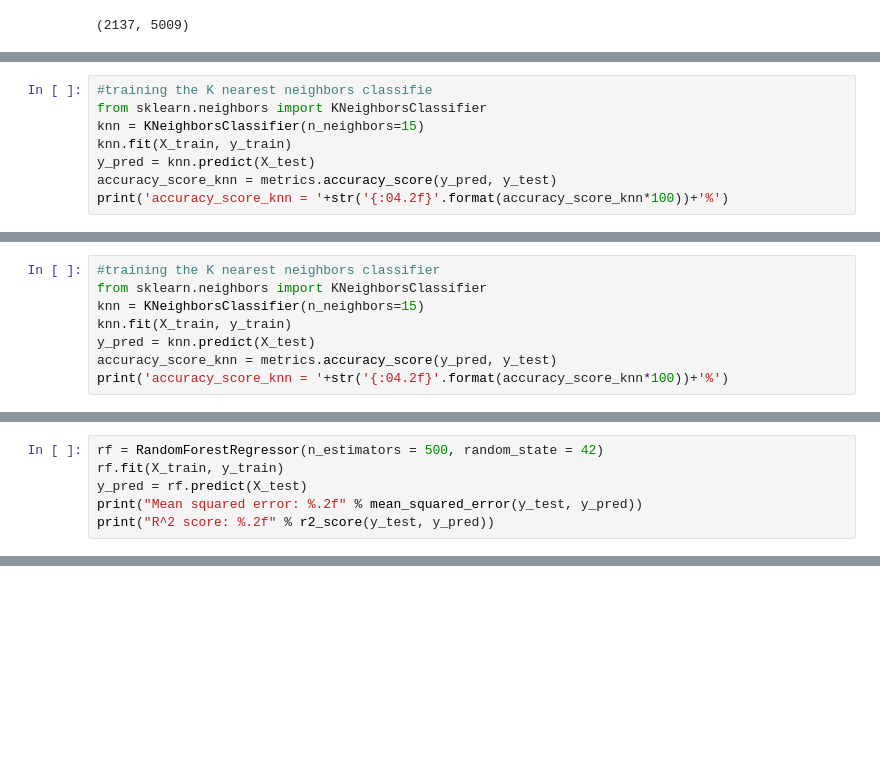
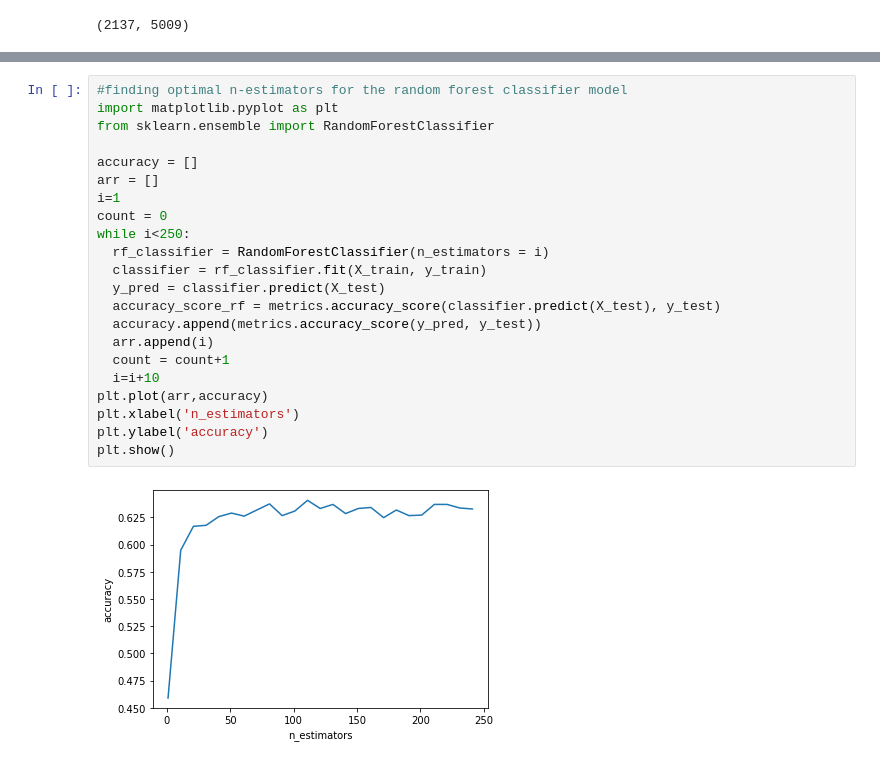
Before and after one commit to ishaan-arya/automated-essay-grading, a Jupyter notebook: Automated_Essay_Grading.ipynb, the cells around one changed output, grey strips where cells are left out. Drawn from its saved outputs; the diff is of its cells as text; blank space fills up the shorter version.

```diff
--- a/Automated_Essay_Grading.ipynb
+++ b/Automated_Essay_Grading.ipynb
@@ -429,8 +274,0 @@ accuracy_score_logistic = 35.80%
-# %%
-#training the K nearest neighbors classifie
-from sklearn.neighbors import KNeighborsClassifier
-knn = KNeighborsClassifier(n_neighbors=15)
-knn.fit(X_train, y_train)
-y_pred = knn.predict(X_test)
-accuracy_score_knn = metrics.accuracy_score(y_pred, y_test)
-print('accuracy_score_knn = '+str('{:04.2f}'.format(accuracy_score_knn*100))+'%')
@@ -439,8 +274,0 @@ accuracy_score_knn = 50.40%
-# %%
-#training the K nearest neighbors classifier
-from sklearn.neighbors import KNeighborsClassifier
-knn = KNeighborsClassifier(n_neighbors=15)
-knn.fit(X_train, y_train)
-y_pred = knn.predict(X_test)
-accuracy_score_knn = metrics.accuracy_score(y_pred, y_test)
-print('accuracy_score_knn = '+str('{:04.2f}'.format(accuracy_score_knn*100))+'%')
@@ -631,6 +274,0 @@ df
-# %%
-rf = RandomForestRegressor(n_estimators = 500, random_state = 42)
-rf.fit(X_train, y_train)
-y_pred = rf.predict(X_test)
-print("Mean squared error: %.2f" % mean_squared_error(y_test, y_pred))
-print("R^2 score: %.2f" % r2_score(y_test, y_pred))
@@ -696,0 +402,24 @@ accuracy
+# %%
+#finding optimal n-estimators for the random forest classifier model
+import matplotlib.pyplot as plt
+from sklearn.ensemble import RandomForestClassifier
+
+accuracy = []
+arr = []
+i=1
+count = 0
+while i<250:
+  rf_classifier = RandomForestClassifier(n_estimators = i)
+  classifier = rf_classifier.fit(X_train, y_train)
+  y_pred = classifier.predict(X_test)
+  accuracy_score_rf = metrics.accuracy_score(classifier.predict(X_test), y_test)
+  accuracy.append(metrics.accuracy_score(y_pred, y_test))
+  arr.append(i)
+  count = count+1
+  i=i+10
+plt.plot(arr,accuracy)
+plt.xlabel('n_estimators')
+plt.ylabel('accuracy')
+plt.show()
+# %% [output]
+[figure, added]
```
Also changed, not shown: parts of 50 cells of this notebook.
